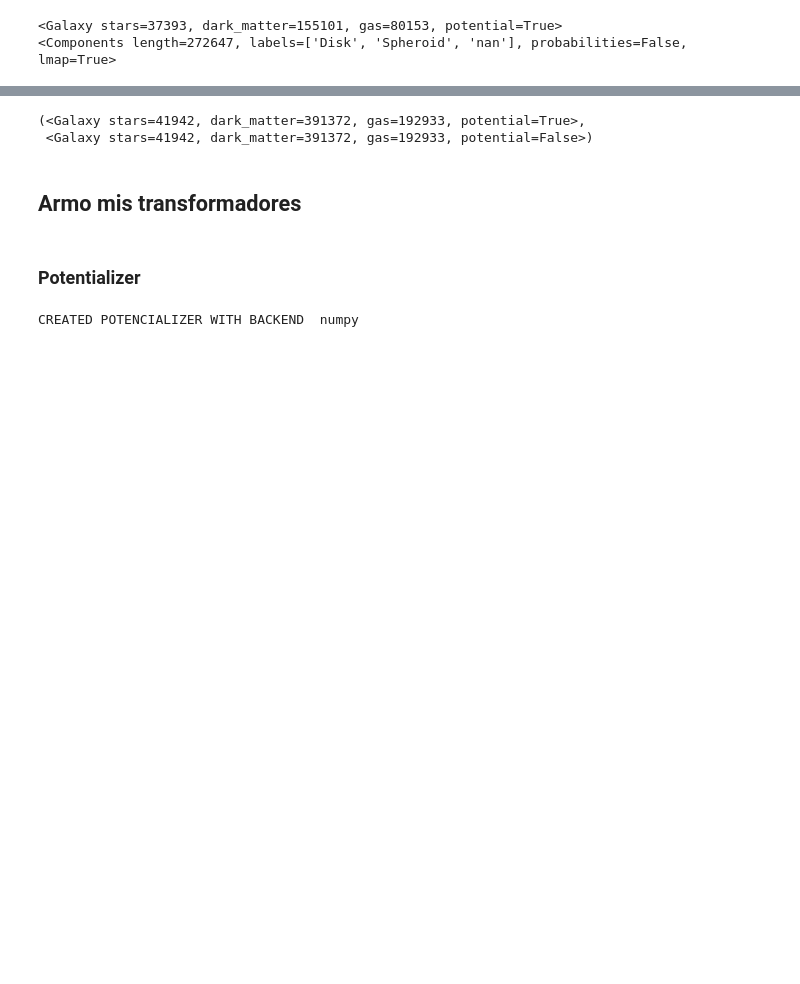
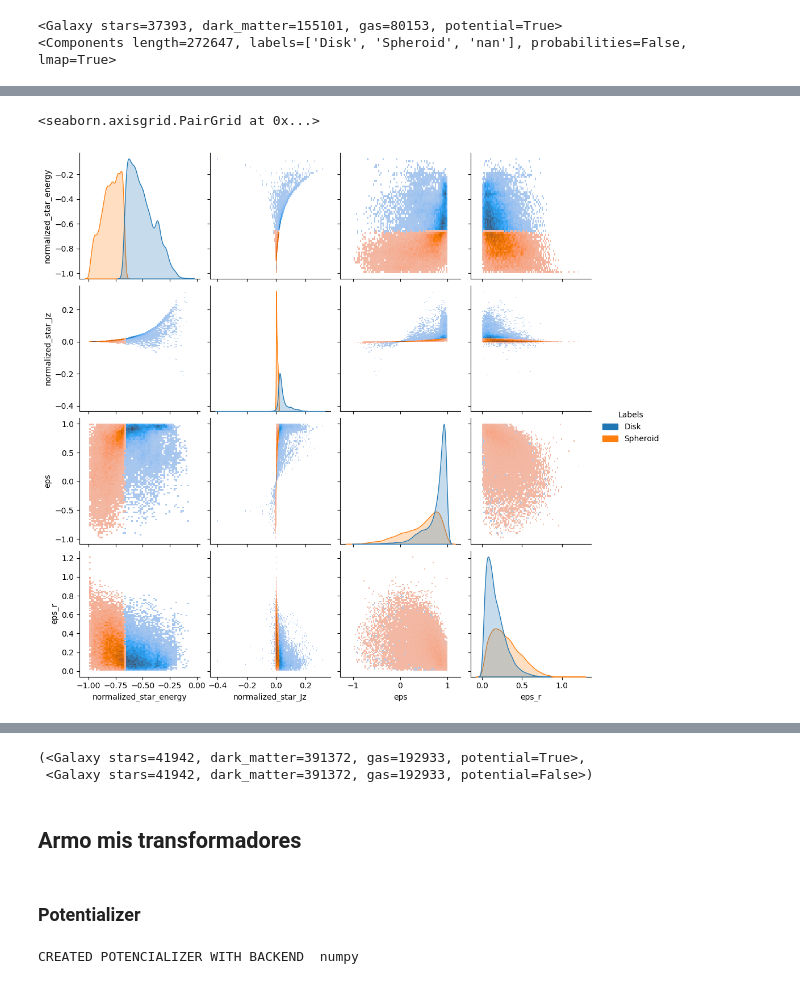
Before and after one commit to BrunoCeliz/galaxy-chop, a Jupyter notebook: draft/Galaxychop_tutorial.ipynb, the cells around one changed output, grey strips where cells are left out. Saved outputs shown, nothing was run; the diff lists cells and outputs as text; code cells hidden in the pictures; blank space fills up the shorter version.

```diff
--- a/draft/Galaxychop_tutorial.ipynb
+++ b/draft/Galaxychop_tutorial.ipynb
@@ -78,0 +205,6 @@ decomp_glx
+# %%
+# A more detailed view of the parameters:
+decomp_glx.galaxy.plot.sdyn_pairplot(labels=decomp_glx.components, lmap={0: "Spheroid", 1: "Disk"})
+# %% [output]
+<seaborn.axisgrid.PairGrid at 0x...>
+[figure, added]
```
Also changed, not shown: parts of 31 cells of this notebook, 1 other file.
